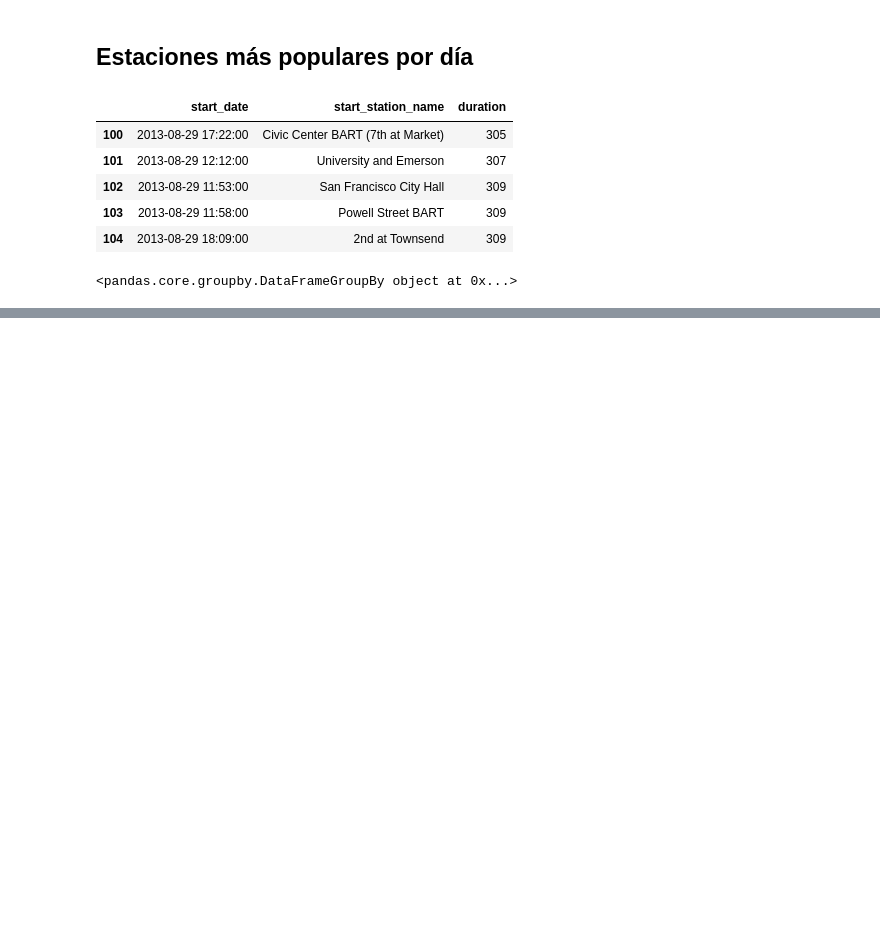
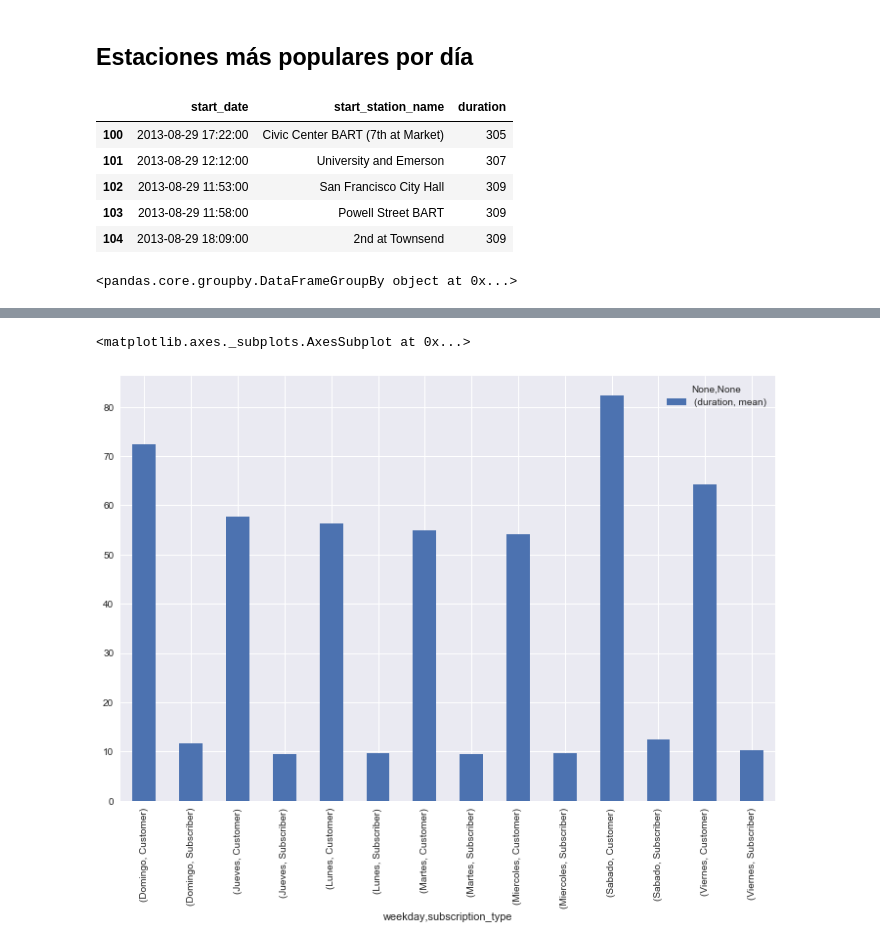
Before and after one commit to hernantain/Analisis-San-Francisco, a Jupyter notebook: analisis.ipynb, the cells around one changed output, grey strips where cells are left out. Saved outputs shown, nothing was run; the diff lists cells and outputs as text; code cells hidden in the pictures; blank space fills up the shorter version.

```diff
--- a/analisis.ipynb
+++ b/analisis.ipynb
@@ -307,0 +323,9 @@ print popular_stations.groupby('weekday')
+# %%
+subscription_trips2 = trip_meta.loc[:,['duration','subscription_type','start_date2']]
+subscription_trips2['weekday'] = subscription_trips2['start_date2'].apply(lambda x: x.weekday())
+subscription_trips2['weekday'] = subscription_trips2['weekday'].apply(dia)
+subscription_trips2['duration'] = subscription_trips2['duration'].apply(lambda x: x/60.0)
+subscription_trips2.loc[:,['duration','subscription_type','weekday']].groupby(['weekday','subscription_type']).agg([np.mean]).plot.bar(figsize=(12,8))
+# %% [output]
+<matplotlib.axes._subplots.AxesSubplot at 0x...>
+[figure, added]
```
Also changed, not shown: parts of 5 cells of this notebook.
